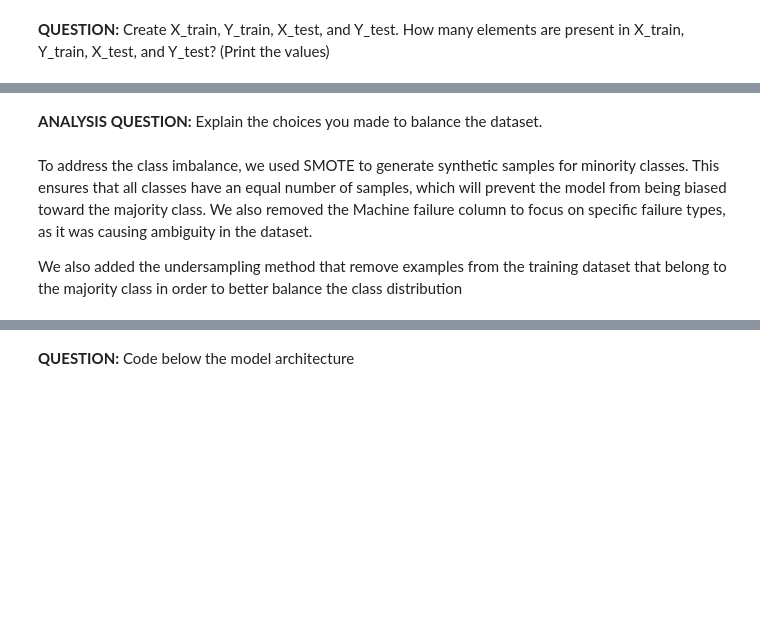
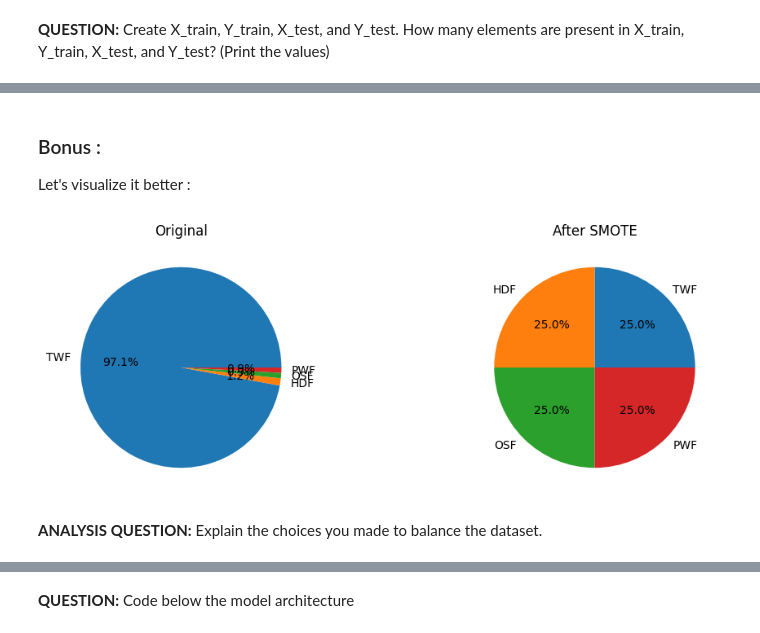
Before and after one commit to ChloeLarroze/STM32_Embedded_AI, a Jupyter notebook: TP_IA_EMBARQUEE.ipynb, the cells around one changed output, grey strips where cells are left out. Cells and saved outputs as stored; diff of their text form; code cells hidden in the pictures; blank space fills up the shorter version.

```diff
--- a/TP_IA_EMBARQUEE.ipynb
+++ b/TP_IA_EMBARQUEE.ipynb
@@ -484,6 +522,33 @@ See the caveats in the documentation: https://pandas.pydata.org/pandas-docs/stab
+# %% [markdown]
+### Bonus :
+Let's visualize it better :
+# %%
+#before SMOTE
+original_counts = Counter(np.argmax(Y_train_B, axis=1))
+original_total = sum(original_counts.values())
+fail_percentage_before = {k: (v / original_total) * 100 for k, v in original_counts.items()}
+
+#after SMOTE
+resampled_counts = Counter(np.argmax(Y_train_r, axis=1))
+resampled_total = sum(resampled_counts.values())
+fail_percentage_after = {k: (v / resampled_total) * 100 for k, v in resampled_counts.items()}
+
+#labels and stuff
+class_labels = [ "TWF", "HDF", "PWF", "OSF", "RNF"]
+
+#chart ------
+fig, axs = plt.subplots(ncols=2, figsize=(12, 4))
+#og
+axs[0].pie(fail_percentage_before.values(), labels=[class_labels[k] for k in fail_percentage_before.keys()],
+           colors=sns.color_palette('tab10'), autopct='%.1f%%')
+axs[0].title.set_text('Original')
+#resamble
+axs[1].pie(fail_percentage_after.values(), labels=[class_labels[k] for k in fail_percentage_after.keys()],
+           colors=sns.color_palette('tab10'), autopct='%.1f%%')
+axs[1].title.set_text('After SMOTE')
+
+plt.show()
+# %% [output]
+[figure, added]
 # %% [markdown]
 **ANALYSIS QUESTION:** Explain the choices you made to balance the dataset.
-# %% [markdown]
-To address the class imbalance, we used SMOTE to generate synthetic samples for minority classes. This ensures that all classes have an equal number of samples, which will prevent the model from being biased toward the majority class. We also removed the Machine failure column to focus on specific failure types, as it was causing ambiguity in the dataset.
-
-We also added the undersampling method that remove examples from the training dataset that belong to the majority class in order to better balance the class distribution
```
Also changed, not shown: parts of 21 cells of this notebook, 2 other files.
